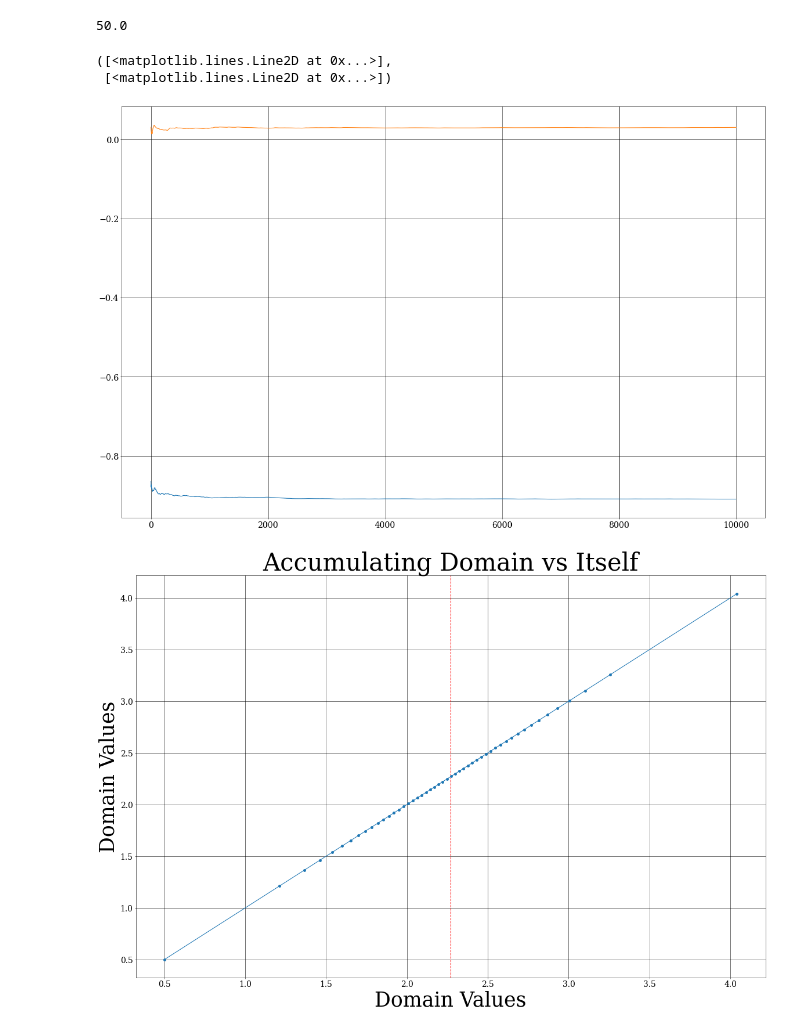
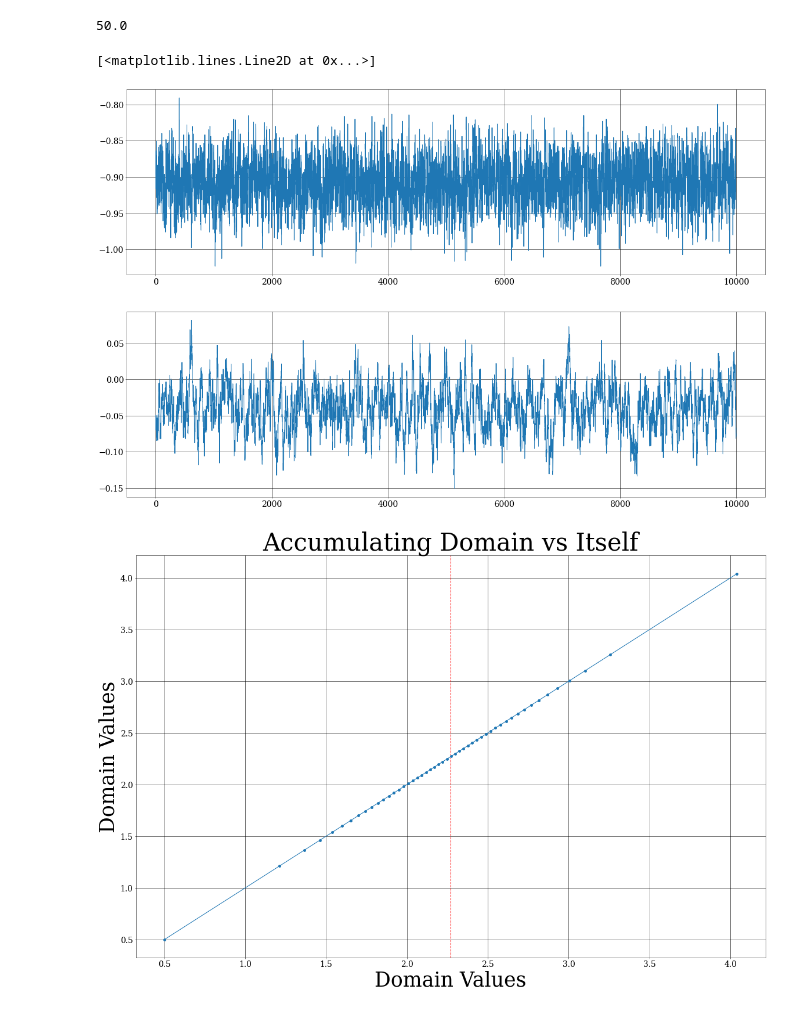
Before and after one commit to Lermacto/ising-2d, a Jupyter notebook: ising.ipynb, the cells around one changed output. Saved outputs shown, nothing was run; the diff lists cells and outputs as text; code cells hidden in the pictures.

```diff
--- a/ising.ipynb
+++ b/ising.ipynb
@@ -273,28 +253,28 @@ def phase_transition(T,L, N, S0 = [np.ones((L, L), dtype=int), 2*np.random.randi
 # %%
 T=2.8
 beta = 1 / T
+L = 64
 dE = np.array([4, 8])  # únicos Delta_E positivos
 prob = np.exp(-beta * dE)
 S0 = [np.ones((L, L), dtype=int), 2*np.random.randint(2,size=(L,L))-1]
 N = 10_000
 if type(S0) == list:
     if T < 2.27:
         S = S0[0] #T bajas
     else:
         S = S0[1] #T altas
 else:
     S = S0
 
 S = getStermalized(S, prob)
-Eavg, Mavg = doNstepsofSimulation(S,N,prob)
+E, M = doNstepsofSimulation(S,N,prob)
 plt.subplot(2,1,1)
-plt.plot(Eavg)
+plt.plot(E)
 plt.subplot(2,1,2)
-plt.plot(Mavg)
+plt.plot(M)
 # %% [output]
-([<matplotlib.lines.Line2D at 0x...>],
- [<matplotlib.lines.Line2D at 0x...>])
+[<matplotlib.lines.Line2D at 0x...>]
-[figure, old version]
+[figure, new version]
 # %%
 import matplotlib.pyplot as plt
 import numpy as np
```
Also changed, not shown: parts of 6 cells of this notebook.
